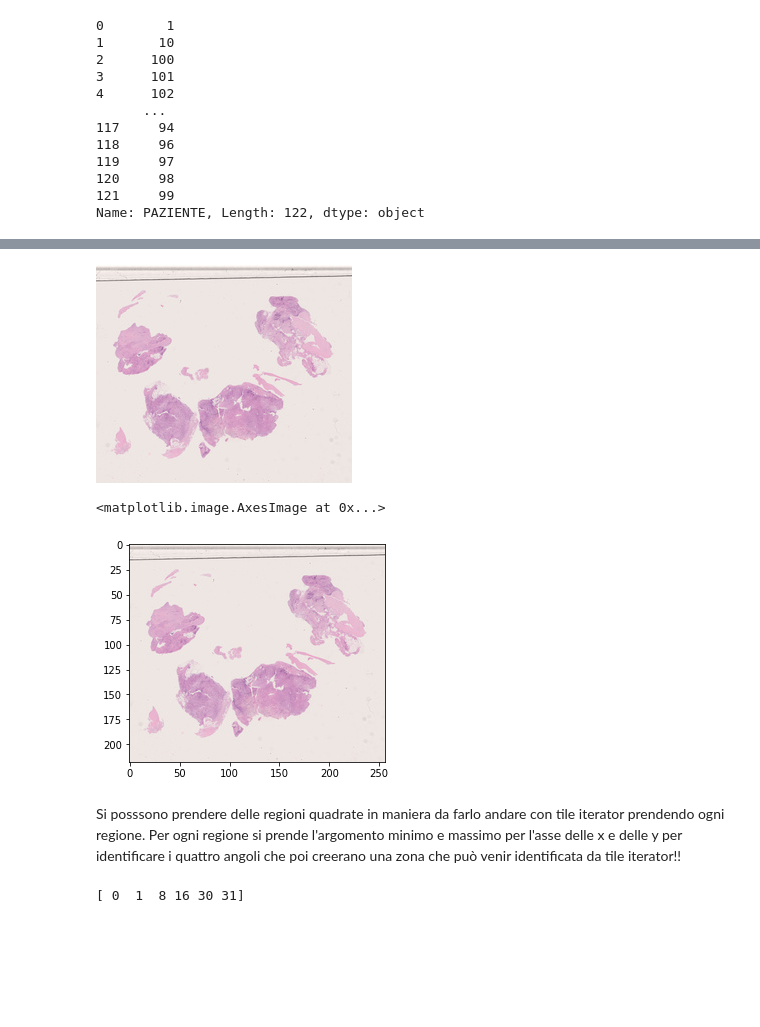
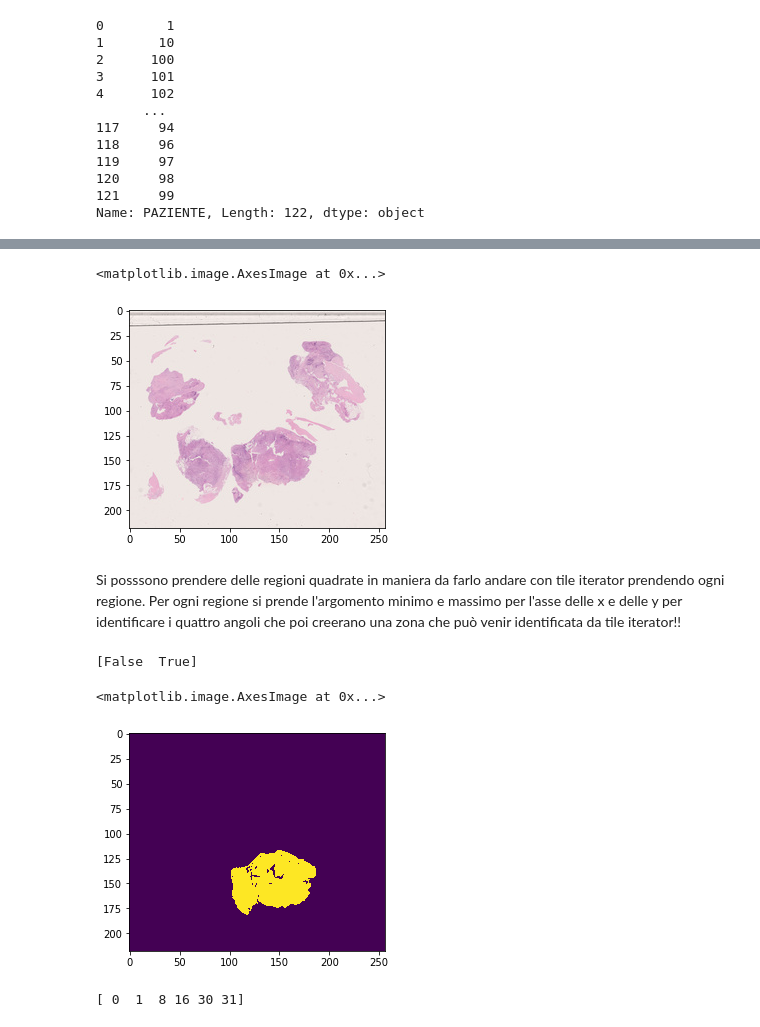
Before and after one commit to davibuss/Bioinformatics, a Jupyter notebook: PatientNet.ipynb, the cells around one changed output, grey strips where cells are left out. Drawn from its saved outputs; the diff is of its cells as text; code cells hidden in the pictures; blank space fills up the shorter version.

```diff
--- a/PatientNet.ipynb
+++ b/PatientNet.ipynb
@@ -192,5 +164,7 @@ Using python for large_image caching
 # %%
 from io import BytesIO
+from histomicstk.saliency.tissue_detection import (get_slide_thumbnail, get_tissue_mask)
+
 
 tum = ts.getThumbnail(kwargs={})
 
@@ -198,21 +172,21 @@ file_jpgdata = BytesIO(tum[0])
 dt = PIL.Image.open(file_jpgdata)
 
 #display image
-dt
+arr = np.array(dt)
+labeled,mask = get_tissue_mask(arr)
+plt.imshow(arr)
 # %% [output]
+<matplotlib.image.AxesImage at 0x...>
-[figure, old version]
+[figure, new version]
-# %%
-from histomicstk.saliency.tissue_detection import (get_slide_thumbnail, get_tissue_mask)
-
-arr = np.array(dt)
-
-labeled,mask = get_tissue_mask(arr)
-plt.imshow(arr)
-# %% [output]
-<matplotlib.image.AxesImage at 0x...>
-[figure, removed]
 # %% [markdown]
 Si posssono prendere delle regioni quadrate in maniera da farlo andare con tile iterator prendendo ogni regione. Per ogni regione si prende l'argomento minimo e massimo per l'asse delle x e delle y per identificare i quattro angoli che poi creerano una zona che può venir identificata da tile iterator!!
+# %%
+print(np.unique(mask))
+plt.imshow(mask)
+# %% [output]
+[False  True]
+<matplotlib.image.AxesImage at 0x...>
+[figure, added]
 # %%
 print(np.unique(labeled))
 plt.imshow(labeled)
```
Also changed, not shown: parts of 11 cells of this notebook.
